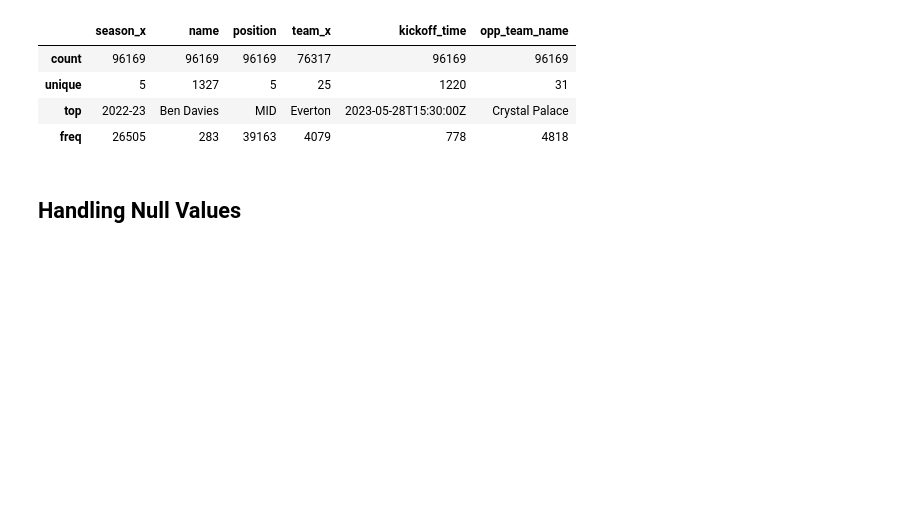
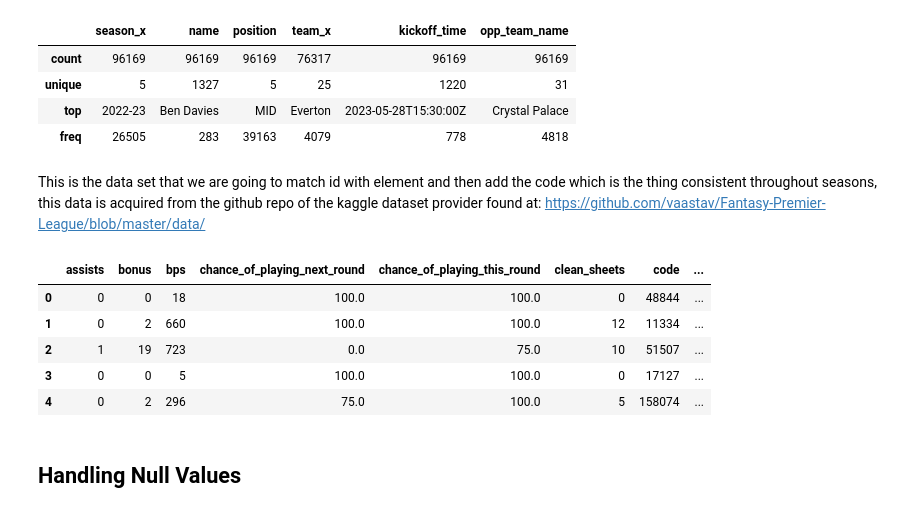
Before and after one commit to AhmedSameh19/fantasy-football-predictor, a Jupyter notebook: pred.ipynb, the cells around one changed output. Drawn from its saved outputs; the diff is of its cells as text; code cells hidden in the pictures; blank space fills up the shorter version.

```diff
--- a/pred.ipynb
+++ b/pred.ipynb
@@ -113,3 +113,5 @@ fpl.describe(include=['object'])
 | unique | 5 | 1327 | 5 | 25 | 1220 | 31 |
 | top | 2022-23 | Ben Davies | MID | Everton | 2023-05-28T15:30:00Z | Crystal Palace |
 | freq | 26505 | 283 | 39163 | 4079 | 778 | 4818 |
+# %% [markdown]
+This is the data set that we are going to match id with element and then add the code which is the thing consistent throughout seasons, this data is acquired from the github repo of the kaggle dataset provider found at: https://github.com/vaastav/Fantasy-Premier-League/blob/master/data/
@@ -116,3 +124,12 @@ fpl.describe(include=['object'])
+# %%
+raw_16_17.head()
+# %% [output]
+|  | assists | bonus | bps | chance_of_playing_next_round | chance_of_playing_this_round | clean_sheets | code | ... |
+| 0 | 0 | 0 | 18 | 100.0 | 100.0 | 0 | 48844 | ... |
+| 1 | 0 | 2 | 660 | 100.0 | 100.0 | 12 | 11334 | ... |
+| 2 | 1 | 19 | 723 | 0.0 | 75.0 | 10 | 51507 | ... |
+| 3 | 0 | 0 | 5 | 100.0 | 100.0 | 0 | 17127 | ... |
+| 4 | 0 | 2 | 296 | 75.0 | 100.0 | 5 | 158074 | ... |
 # %% [markdown]
 ## Handling Null Values
 # %%
```
Also changed, not shown: parts of 10 cells of this notebook, 5 other files.
